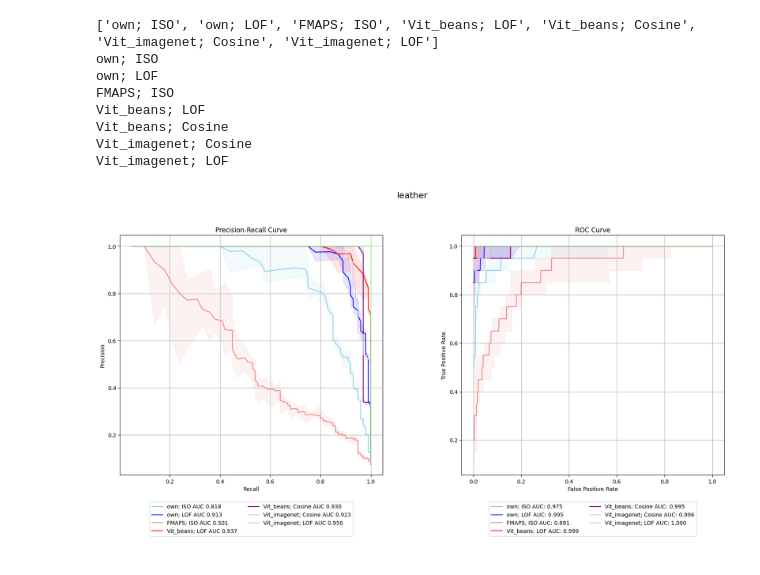
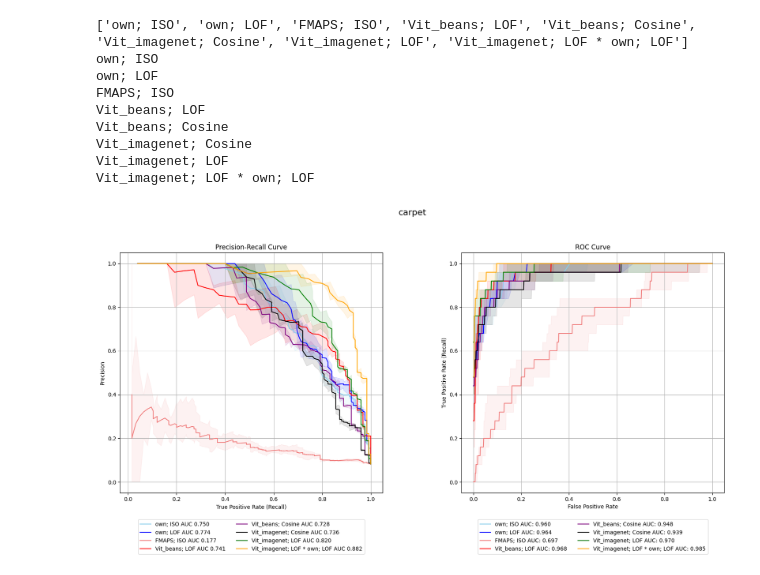
Before and after one commit to buehlpa/UTRAD, a Jupyter notebook: inspect_refinement_fwise.ipynb, the cells around one changed output. Cells and saved outputs as stored; diff of their text form; code cells hidden in the pictures.

```diff
--- a/inspect_refinement_fwise.ipynb
+++ b/inspect_refinement_fwise.ipynb
@@ -467,42 +496,71 @@ input_sota
 # %%
+
 import pickle
 
-category = 'leather'
+category = 'carpet'
 
 file_path = f'/home/bule/projects/UTRAD/results/refinement/Refinement_Comparison_{category}.pkl'
 
 with open(file_path, 'rb') as file:
     input_= pickle.load(file)
 
 
 file_path = f'/home/bule/projects/UTRAD/results/refinement/Refinement_Comparison_SOTA_{category}.pkl'
 with open(file_path, 'rb') as file:
     input_sota= pickle.load(file)
+
+
+
 input_['Vit_beans; Cosine']=input_sota['Vit_beans; Cosine']
+
 input_["Vit_beans; LOF"]=input_sota["Vit_beans; LOF"]
+
+
+
 
 file_path = f'/home/bule/projects/UTRAD/results/refinement/Refinement_Comparison_SOTA_imagenet_{category}.pkl'
 with open(file_path, 'rb') as file:
-    input_sota= pickle.load(file)
-input_['Vit_imagenet; Cosine']=input_sota['Vit_imagenet; Cosine']
-input_["Vit_imagenet; LOF"]=input_sota["Vit_imagenet; LOF"]
+    input_sota_im= pickle.load(file)
+input_['Vit_imagenet; Cosine']=input_sota_im['Vit_imagenet; Cosine']
+input_["Vit_imagenet; LOF"]=input_sota_im["Vit_imagenet; LOF"]
+
+scaler = MinMaxScaler()
+combination_list=[]
+
+for i in range(len(input_['Vit_imagenet; LOF'])):
+
+    scores1=input_['Vit_imagenet; LOF'][i]
+    score2=np.array(input_['own; LOF'][i])
+    scores2 = scaler.fit_transform(score2.reshape(-1, 1)).flatten()
+    scores2=np.array(1 - scores2)
+    combination_list.append(scores1*scores2)
+
+input_["Vit_imagenet; LOF * own; LOF"] = combination_list
 
 
 
 columns_to_remove = ['TSNE; ISO', 'TSNE; LOF', 'PCA; ISO', 'PCA; LOF', 'Original; ISO', 'Original; LOF']
 
+# for ke in input_.keys():
+#     print(ke, len(input_[ke]))
+#     for elemt in  input_[ke]:
+#         print(len(elemt))
+
+
 for key in columns_to_remove:
     input_.pop(key, None)
 
 input_.keys()
-PR_ROC_runs(data_input=input_, category="leather")
+
+PR_ROC_runs(data_input=input_, category=category)
 # %% [output]
-['own; ISO', 'own; LOF', 'FMAPS; ISO', 'Vit_beans; LOF', 'Vit_beans; Cosine', 'Vit_imagenet; Cosine', 'Vit_imagenet; LOF']
+['own; ISO', 'own; LOF', 'FMAPS; ISO', 'Vit_beans; LOF', 'Vit_beans; Cosine', 'Vit_imagenet; Cosine', 'Vit_imagenet; LOF', 'Vit_imagenet; LOF * own; LOF']
 own; ISO
 own; LOF
 FMAPS; ISO
 Vit_beans; LOF
 Vit_beans; Cosine
 Vit_imagenet; Cosine
 Vit_imagenet; LOF
+Vit_imagenet; LOF * own; LOF
-[figure, old version]
+[figure, new version]
```
Also changed, not shown: parts of 7 cells of this notebook, 3 other files.
